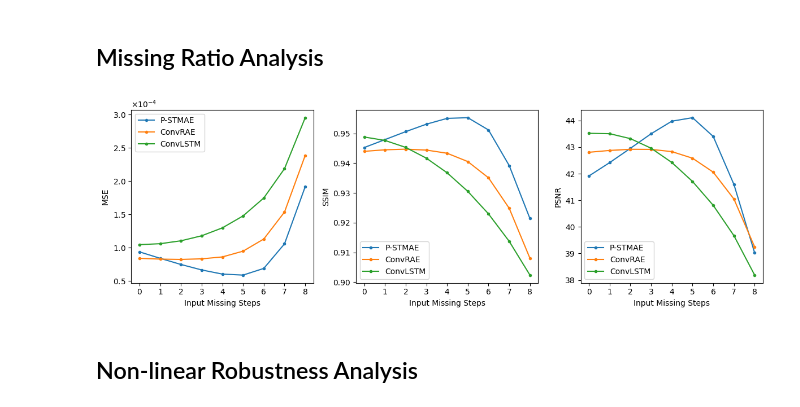
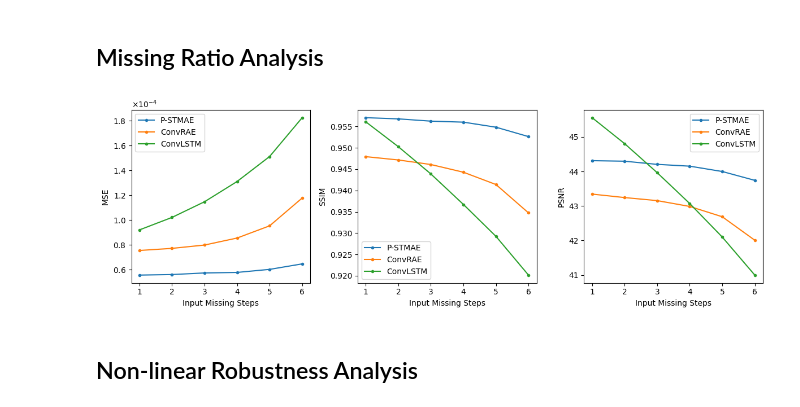
Before and after one commit to RyanXinOne/PSTMAE, a Jupyter notebook: utils/plots.ipynb, the cells around one changed output. Saved outputs shown, nothing was run; the diff lists cells and outputs as text; code cells hidden in the pictures.

Commit message:
Update sw missing ratio plot

```diff
--- a/utils/plots.ipynb
+++ b/utils/plots.ipynb
@@ -175,7 +175,7 @@ import matplotlib.gridspec as gridspec
 from matplotlib.ticker import ScalarFormatter
 
 
-mask_nums = [0, 1, 2, 3, 4, 5, 6, 7, 8]
+mask_nums = [1, 2, 3, 4, 5, 6]
 
 # Load TensorBoard log data
 all_stats = {}
@@ -187,8 +187,8 @@ for model in ['timae', 'convrae', 'convlstm']:
     }
     # Load the data from multiple runs
     for mask_num in mask_nums:
-        for ver_name in os.listdir(f"logs/{model}/mask{mask_num}/lightning_logs"):
-            event_acc = event_accumulator.EventAccumulator(f"logs/{model}/mask{mask_num}/lightning_logs/{ver_name}")
+        for ver_name in os.listdir(f"logs/{model}/eval_d3_mask{mask_num}/lightning_logs"):
+            event_acc = event_accumulator.EventAccumulator(f"logs/{model}/eval_d3_mask{mask_num}/lightning_logs/{ver_name}")
             event_acc.Reload()
             for stat in stats.keys():
                 stats[stat].append(event_acc.Scalars(stat)[-1].value)
@@ -203,34 +203,34 @@ gs = gridspec.GridSpec(1, 3, height_ratios=[1])
 ax, stat = fig.add_subplot(gs[0, 0]), 'test/mse'
 for j, model in enumerate(all_stats.keys()):
     ax.plot(mask_nums, all_stats[model][stat], label=model_name[model], marker='.')
 ax.set_xticks(mask_nums)
 ax.set_xlabel('Input Missing Steps')
 ax.set_ylabel('MSE')
 formatter = ScalarFormatter(useMathText=True)
 formatter.set_powerlimits((-4, 4))
 ax.yaxis.set_major_formatter(formatter)
 ax.legend()
 
 ax, stat = fig.add_subplot(gs[0, 1]), 'test/ssim'
 for j, model in enumerate(all_stats.keys()):
     ax.plot(mask_nums, all_stats[model][stat], label=model_name[model], marker='.')
 ax.set_xticks(mask_nums)
 ax.set_xlabel('Input Missing Steps')
 ax.set_ylabel('SSIM')
 ax.legend()
 
 ax, stat = fig.add_subplot(gs[0, 2]), 'test/psnr'
 for j, model in enumerate(all_stats.keys()):
     ax.plot(mask_nums, all_stats[model][stat], label=model_name[model], marker='.')
 ax.set_xticks(mask_nums)
 ax.set_xlabel('Input Missing Steps')
 ax.set_ylabel('PSNR')
 ax.legend()
 
 plt.tight_layout()
 # plt.savefig('sw_missing_ratio.pdf', bbox_inches='tight', dpi=100)
 # %% [output]
-[figure, old version]
+[figure, new version]
 # %% [markdown]
 ## Non-linear Robustness Analysis
 # %%
```
